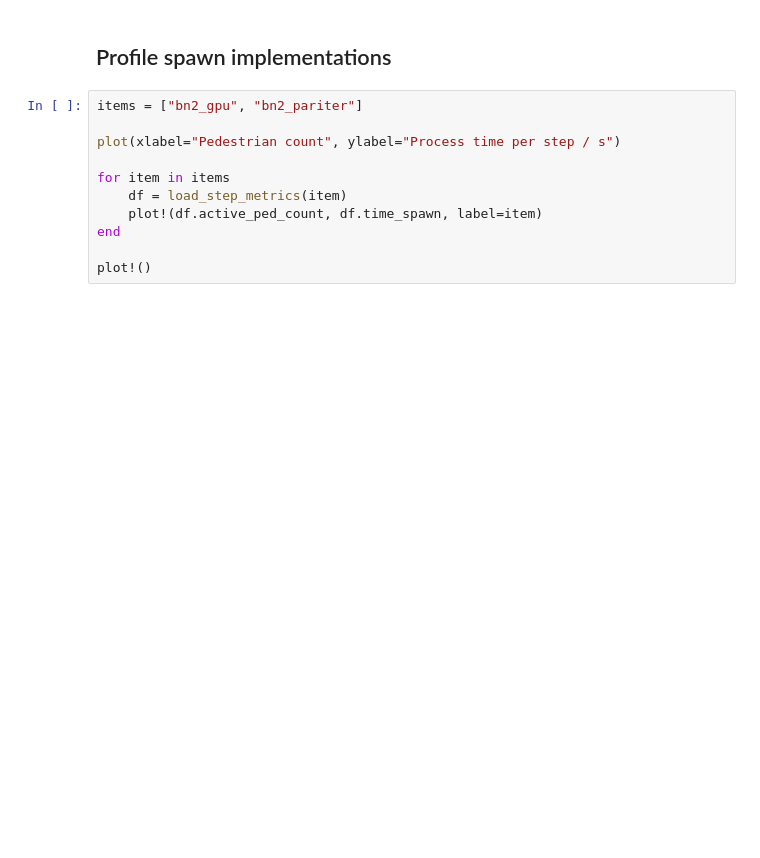
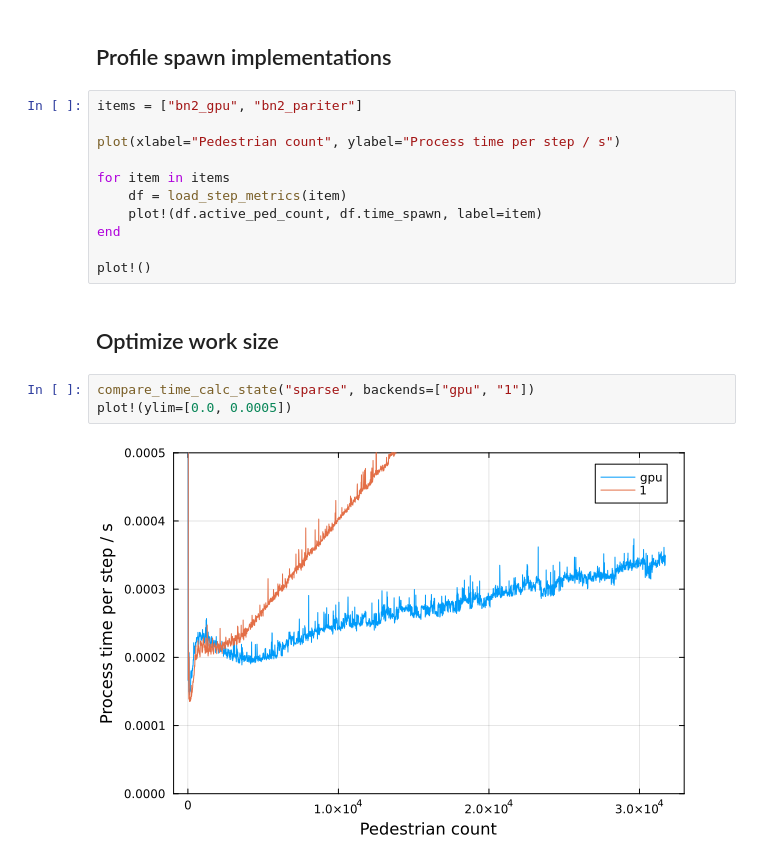
Before and after one commit to qt2/pedoni, a Jupyter notebook: benches/plot.ipynb, the cells around one changed output. Cells and saved outputs as stored; diff of their text form; blank space fills up the shorter version.

```diff
--- a/benches/plot.ipynb
+++ b/benches/plot.ipynb
@@ -73,3 +73,10 @@ for item in items
 end
 
 plot!()
+# %% [markdown]
+## Optimize work size
+# %%
+compare_time_calc_state("sparse", backends=["gpu", "1"])
+plot!(ylim=[0.0, 0.0005])
+# %% [output]
+[figure, added]
```
Also changed, not shown: 8 other files.
